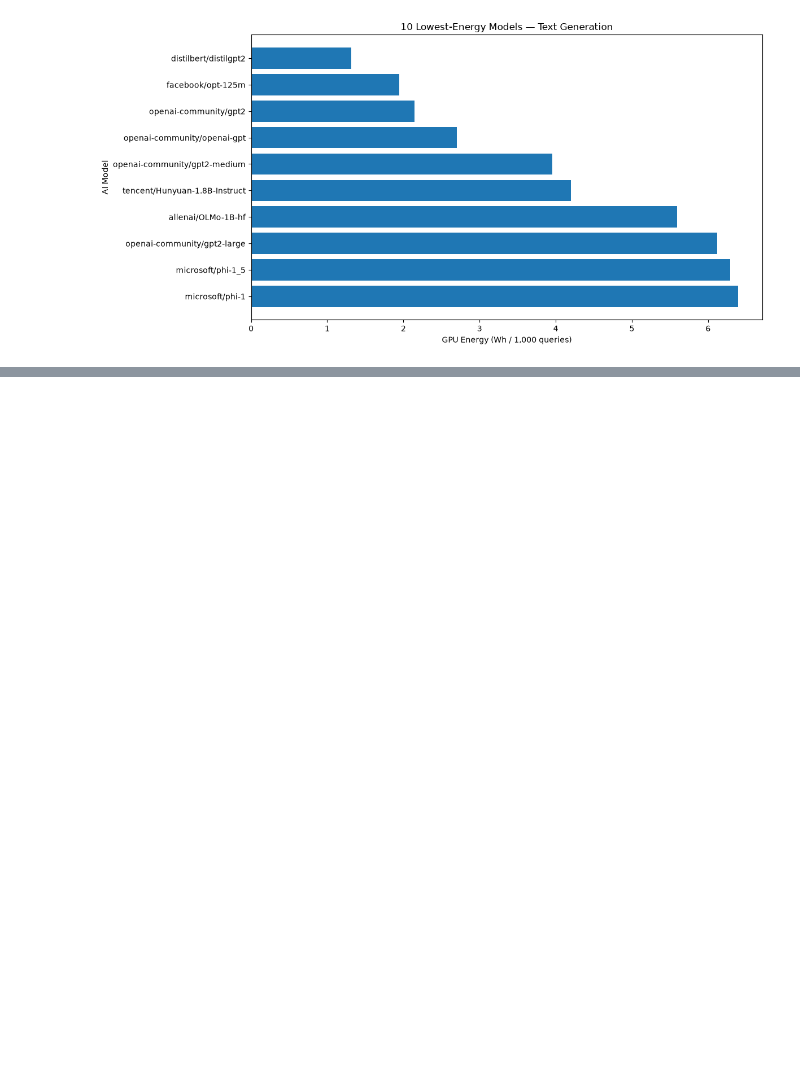
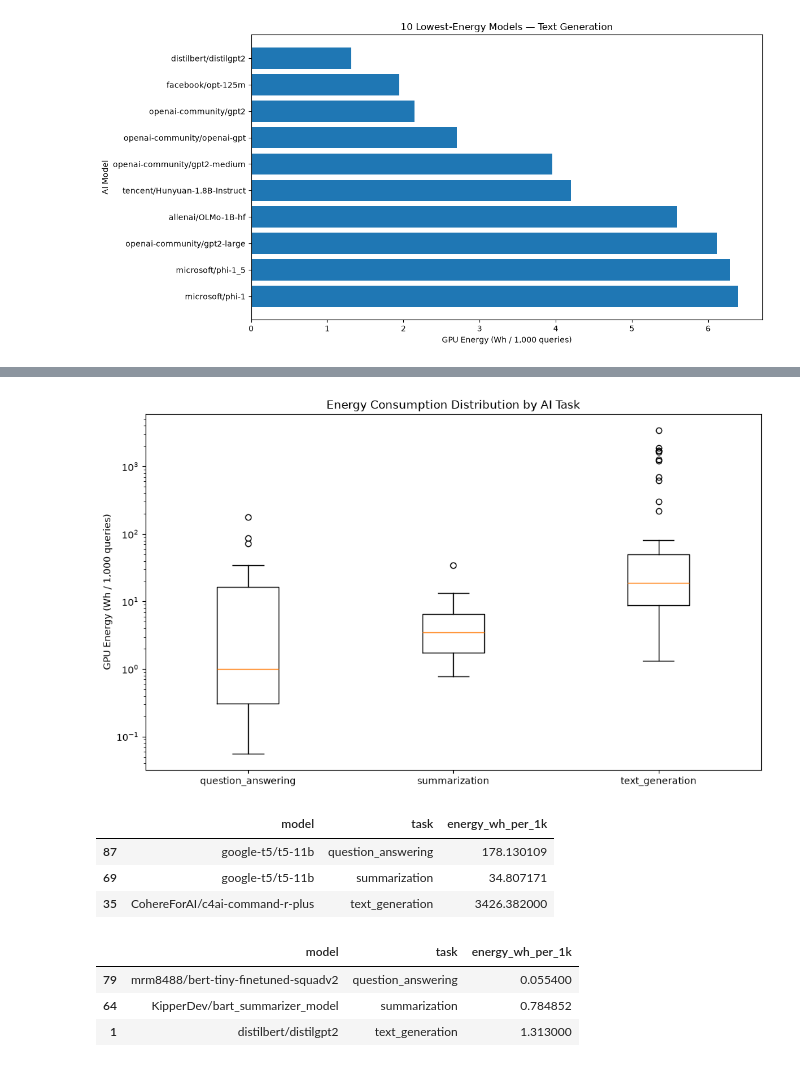
Before and after one commit to EyaWal/ai-ecolens, a Jupyter notebook: notebooks/01_energy_data_exploration.ipynb, the cells around one changed output, grey strips where cells are left out. Cells and saved outputs as stored; diff of their text form; code cells hidden in the pictures; blank space fills up the shorter version.

Commit message:
feat: implement data pipeline and SQL analytics

```diff
--- a/notebooks/01_energy_data_exploration.ipynb
+++ b/notebooks/01_energy_data_exploration.ipynb
@@ -159,0 +235,17 @@ Matplotlib is building the font cache; this may take a moment.
+# %%
+from itertools import combinations
+
+models_by_task = {
+    task: set(df_task["model"])
+    for task, df_task in datasets.items()
+}
+
+for task1, task2 in combinations(models_by_task, 2):
+
+    common = models_by_task[task1] & models_by_task[task2]
+
+    print(f"\n{task1} vs {task2}")
+    print(f"Common models: {len(common)}")
+
+    for model in sorted(common):
+        print(" -", model)
@@ -159,0 +344,55 @@ Matplotlib is building the font cache; this may take a moment.
+# %%
+import matplotlib.pyplot as plt
+
+tasks = [
+    "question_answering",
+    "summarization",
+    "text_generation"
+]
+
+data = [
+    energy_df.loc[
+        (energy_df["task"] == task)
+        & (energy_df["energy_wh_per_1k"] > 0),
+        "energy_wh_per_1k"
+    ].dropna()
+    for task in tasks
+]
+
+fig, ax = plt.subplots(figsize=(10, 6))
+
+ax.boxplot(
+    data,
+    tick_labels=tasks,
+    showfliers=True
+)
+
+ax.set_yscale("log")
+
+ax.set_ylabel("GPU Energy (Wh / 1,000 queries)")
+ax.set_title("Energy Consumption Distribution by AI Task")
+
+plt.tight_layout()
+plt.show()
+# %% [output]
+[figure, added]
+# %%
+energy_df.loc[
+    energy_df.groupby("task")["energy_wh_per_1k"].idxmax(),
+    ["model", "task", "energy_wh_per_1k"]
+]
+# %% [output]
+|  | model | task | energy_wh_per_1k |
+| 87 | google-t5/t5-11b | question_answering | 178.130109 |
+| 69 | google-t5/t5-11b | summarization | 34.807171 |
+| 35 | CohereForAI/c4ai-command-r-plus | text_generation | 3426.382000 |
+# %%
+energy_df.loc[
+    energy_df.groupby("task")["energy_wh_per_1k"].idxmin(),
+    ["model", "task", "energy_wh_per_1k"]
+]
+# %% [output]
+|  | model | task | energy_wh_per_1k |
+| 79 | mrm8488/bert-tiny-finetuned-squadv2 | question_answering | 0.055400 |
+| 64 | KipperDev/bart_summarizer_model | summarization | 0.784852 |
+| 1 | distilbert/distilgpt2 | text_generation | 1.313000 |
```
Also changed, not shown: parts of 31 cells of this notebook, 13 other files.
